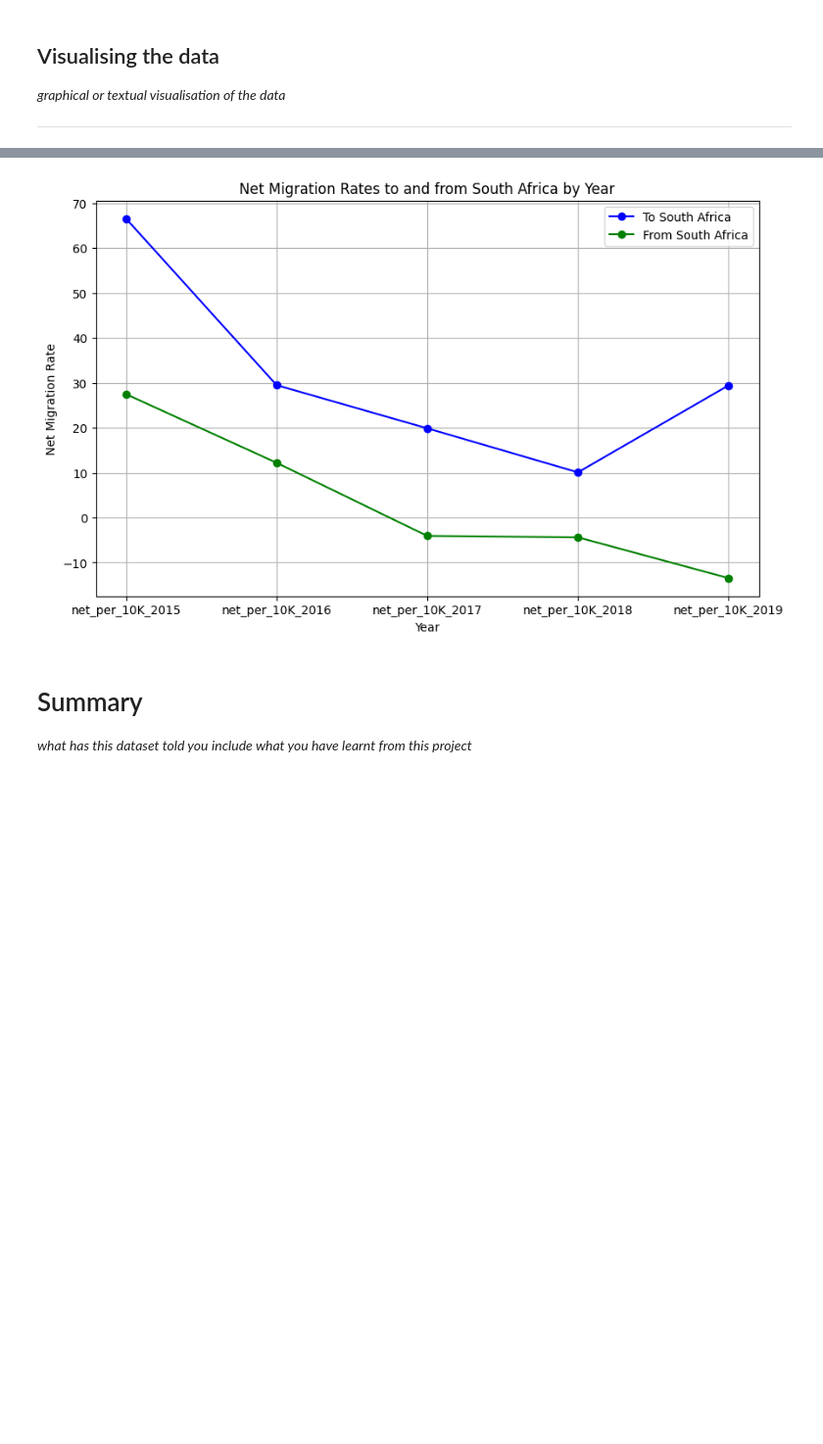
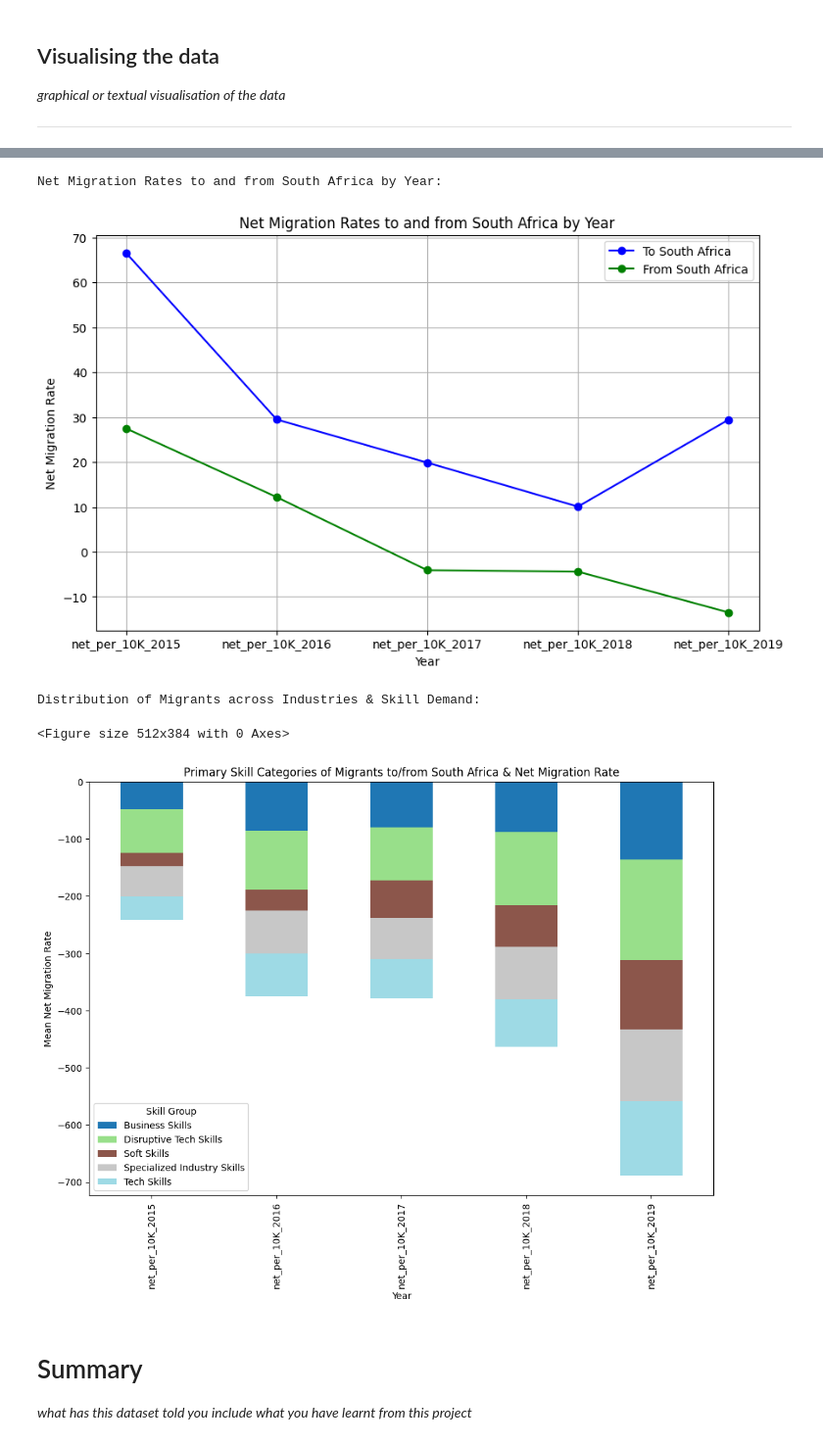
Before and after one commit to TsamayaDesigns/codeDivision-data-with-python, a Jupyter notebook: Data_Project_Beyond_Borders_Analysing_Migration_Patterns_in_South_Africa.ipynb, the cells around one changed output, grey strips where cells are left out. Shown at 98% size. Drawn from its saved outputs; the diff is of its cells as text; code cells hidden in the pictures; blank space fills up the shorter version.

```diff
--- a/Data_Project_Beyond_Borders_Analysing_Migration_Patterns_in_South_Africa.ipynb
+++ b/Data_Project_Beyond_Borders_Analysing_Migration_Patterns_in_South_Africa.ipynb
@@ -281,8 +324,10 @@ _graphical or textual visualisation of the data_
 # %%
 # Visualise Data
 def visualise_data():
+  # Question 1: What are the main countries of origin/destination for migrants to/from South Africa, and how has the net migration rate changed over the years?
   # Step 1: Plot overall migration patterns
-  # Plotting migration to South Africa
+  # 1.1.1 Plotting migration to South Africa
+  print("\nAverage Net Migration Rates to South Africa by Base Country:")
   plt.figure(figsize=(10, 6))
   migration_to_za_agg.sort_values(ascending=False).plot(kind='bar', color='blue')
   plt.xlabel("Base Country")
@@ -291,7 +336,8 @@ def visualise_data():
   plt.show()
   print("\n")
 
-  # Plotting migration from South Africa
+  # 1.1.2 Plotting migration from South Africa
+  print("\nAverage Net Migration Rates from South Africa by Target Country:")
   plt.figure(figsize=(10, 6))
   migration_from_za_agg.sort_values(ascending=False).plot(kind='bar', color='green')
   plt.xlabel("Target Country")
@@ -301,7 +347,8 @@ def visualise_data():
   print("\n")
 
   # Step 2: Plot yearly migration patterns
-  # Plotting yearly migration to/from South Africa
+  # 1.2.1 Plotting yearly migration to/from South Africa
+  print("\nNet Migration Rates to and from South Africa by Year:")
   plt.figure(figsize=(10, 6))
   plt.plot(years, yearly_to_za, label='To South Africa', color='blue', marker='o')
   plt.plot(years, yearly_from_za, label='From South Africa', color='green', marker='o')
@@ -313,5 +360,44 @@ def visualise_data():
   plt.show()
   print("\n")
 
+  # Question 2: Which industries are attracting migrants from South Africa, and what is the trend in their skill demand over recent years?
+  # 2.1 Plot distribution of migrants across industries & skill demand
+  # plt.figure(dpi=80)
+  # grouped_data.T.plot(kind="bar", stacked=True, figsize=(12, 8), cmap="tab20")
+  # plt.xlabel("Year")
+  # plt.ylabel("Net Migration Rate")
+  # plt.title("Distribution of Migrants across Industries & Skill Demand")
+  # plt.legend(title="Industry & Skill Group")
+  # plt.show()
+  # print("\n")
+
+
+  # print("\nDistribution of Migrants across Industries & Skill Demand: ")
+  # grouped_data_transposed = grouped_data.T
+  # fig, ax = plt.subplots(figsize=(12, 8))
+  # grouped_data_transposed.plot(kind="bar", stacked=True, ax=ax, colormap="tab20")
+  # ax.set_xlabel("Year")
+  # ax.set_ylabel("Net Migration Rate")
+  # ax.set_title("Distribution of Migrants across Industries & Skill Demand")
+  # ax.set_legend(title="Industry & Skill Group")
+  # plt.show()
+  print("\n")
+
+  #  Question 3: What are the primary skill categories that migrants take from (or bring to) South Africa, and how have their net migration rates evolved annually?
+  print("\nDistribution of Migrants across Industries & Skill Demand: ")
+  plt.figure(dpi=80)
+  grouped_skill_cat.T.plot(kind="bar", stacked=True, figsize=(12, 8), cmap="tab20")
+  plt.xlabel("Year")
+  plt.ylabel("Mean Net Migration Rate")
+  plt.title("Primary Skill Categories of Migrants to/from South Africa & Net Migration Rate")
+  plt.legend(title="Skill Group")
+  plt.show()
+  print("\n")
+
+
+  #  Question 4: How does South Africa's migration patterns compare with those of neighbouring countries within the same World Bank region?
+
+
+
 visualise_data()
 # %% [output]
@@ -319,5 +407,9 @@ visualise_data()
 [figure]
+Net Migration Rates to and from South Africa by Year:
 [figure]
+Distribution of Migrants across Industries & Skill Demand:
+<Figure size 512x384 with 0 Axes>
+[figure, added]
 # %% [markdown]
 # Summary
 _what has this dataset told you_
```
Also changed, not shown: parts of 2 cells of this notebook.
